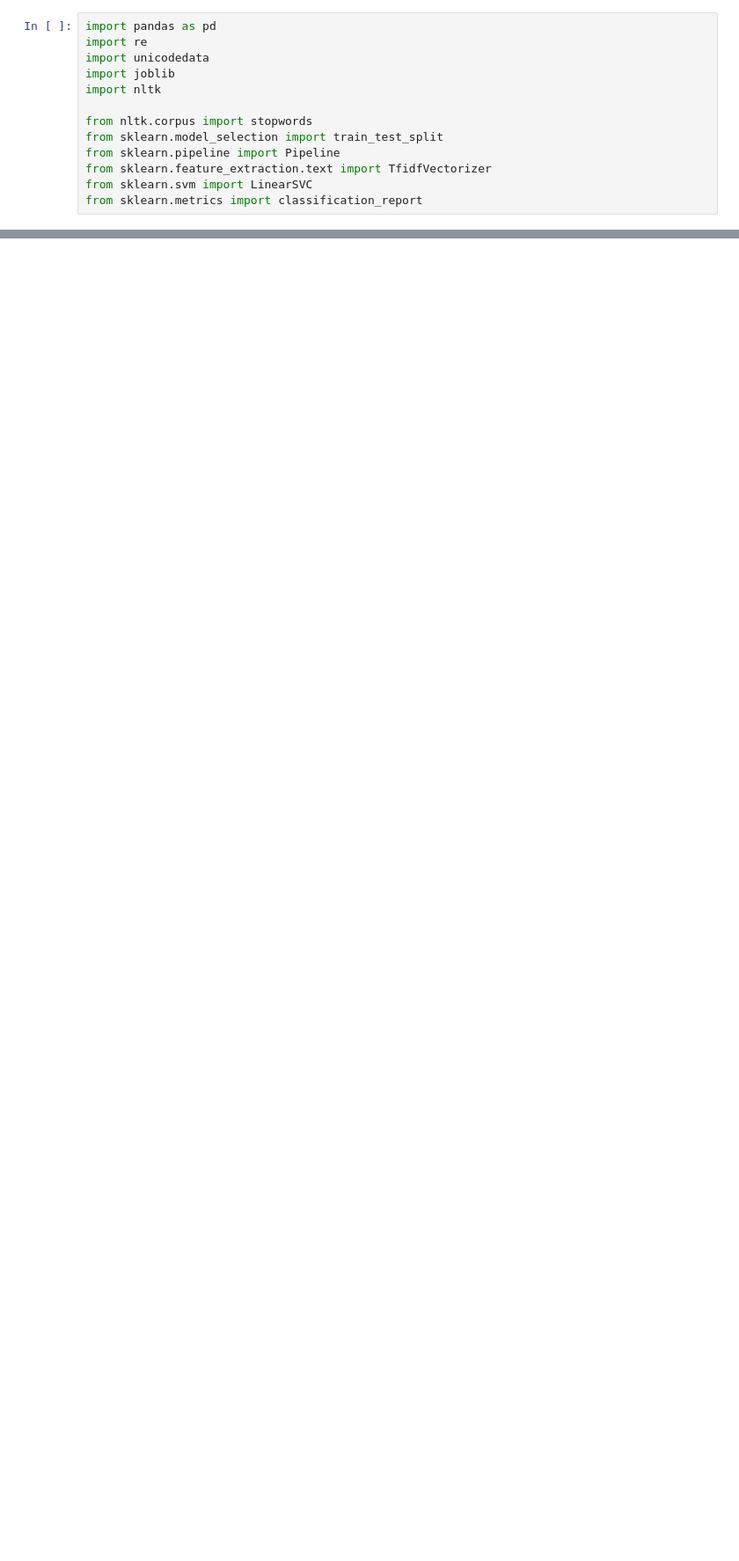
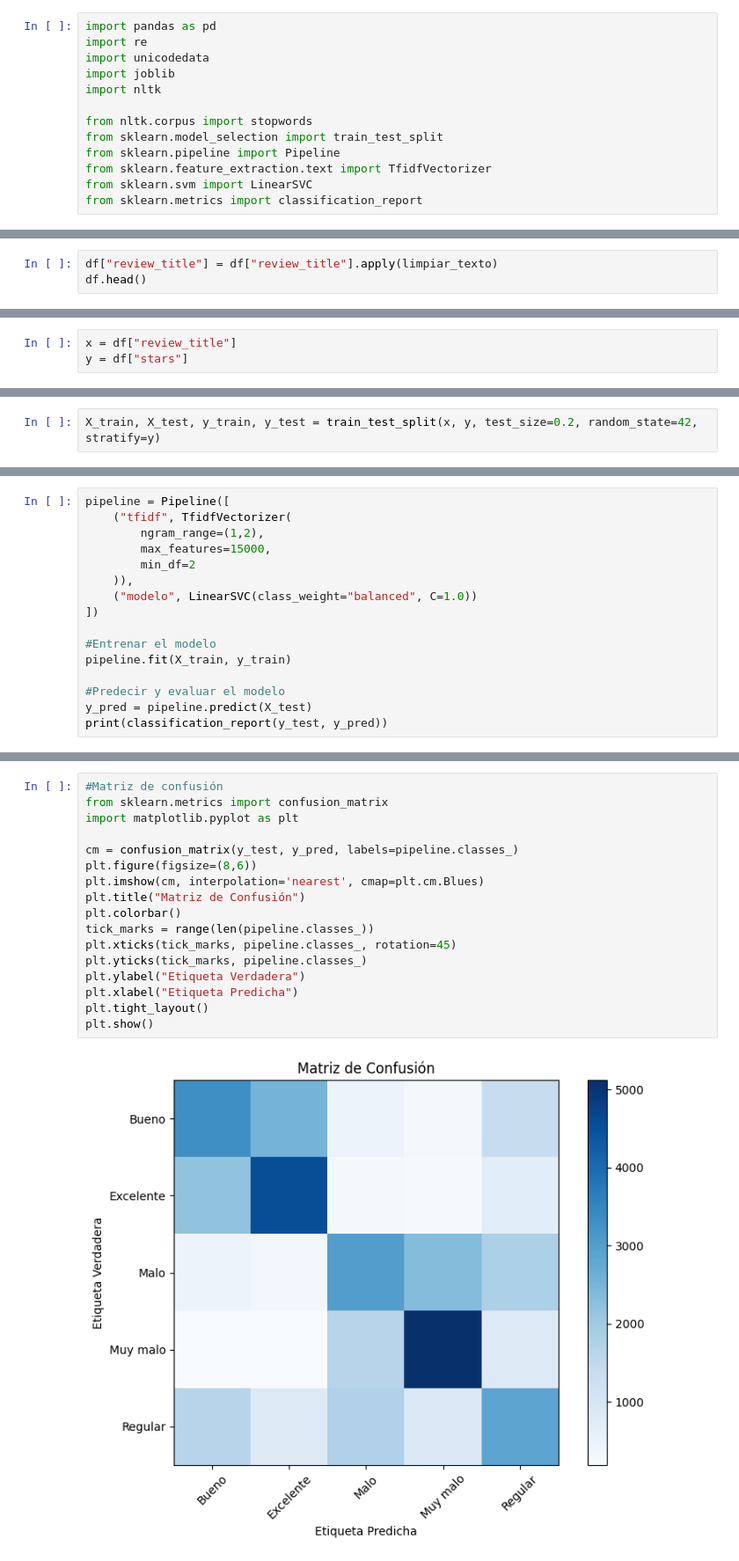
Before and after one commit to Stronauta/Proyecto_predict_review_amazon, a Jupyter notebook: Modelo/modelo.ipynb, the cells around one changed output, grey strips where cells are left out. Shown at 88% size. Cells and saved outputs as stored; diff of their text form; blank space fills up the shorter version.

Commit message:
Actualizando el modelo y creando matriz de confusion

```diff
--- a/Modelo/modelo.ipynb
+++ b/Modelo/modelo.ipynb
@@ -57,0 +74,3 @@ df.head()
+# %%
+df["review_title"] = df["review_title"].apply(limpiar_texto)
+df.head()
@@ -57,0 +86,3 @@ df.head()
+# %%
+x = df["review_title"]
+y = df["stars"]
@@ -57,0 +91,2 @@ df.head()
+# %%
+X_train, X_test, y_train, y_test = train_test_split(x, y, test_size=0.2, random_state=42, stratify=y)
@@ -57,0 +95,16 @@ df.head()
+# %%
+pipeline = Pipeline([
+    ("tfidf", TfidfVectorizer(
+        ngram_range=(1,2),
+        max_features=15000,
+        min_df=2
+    )),
+    ("modelo", LinearSVC(class_weight="balanced", C=1.0))
+])
+
+#Entrenar el modelo
+pipeline.fit(X_train, y_train)
+
+#Predecir y evaluar el modelo
+y_pred = pipeline.predict(X_test)
+print(classification_report(y_test, y_pred))
@@ -57,0 +151,19 @@ df.head()
+# %%
+#Matriz de confusión
+from sklearn.metrics import confusion_matrix
+import matplotlib.pyplot as plt
+
+cm = confusion_matrix(y_test, y_pred, labels=pipeline.classes_)
+plt.figure(figsize=(8,6))
+plt.imshow(cm, interpolation='nearest', cmap=plt.cm.Blues)
+plt.title("Matriz de Confusión")
+plt.colorbar()
+tick_marks = range(len(pipeline.classes_))
+plt.xticks(tick_marks, pipeline.classes_, rotation=45)
+plt.yticks(tick_marks, pipeline.classes_)
+plt.ylabel("Etiqueta Verdadera")
+plt.xlabel("Etiqueta Predicha")
+plt.tight_layout()
+plt.show()
+# %% [output]
+[figure, added]
```
Also changed, not shown: parts of 12 cells of this notebook.
